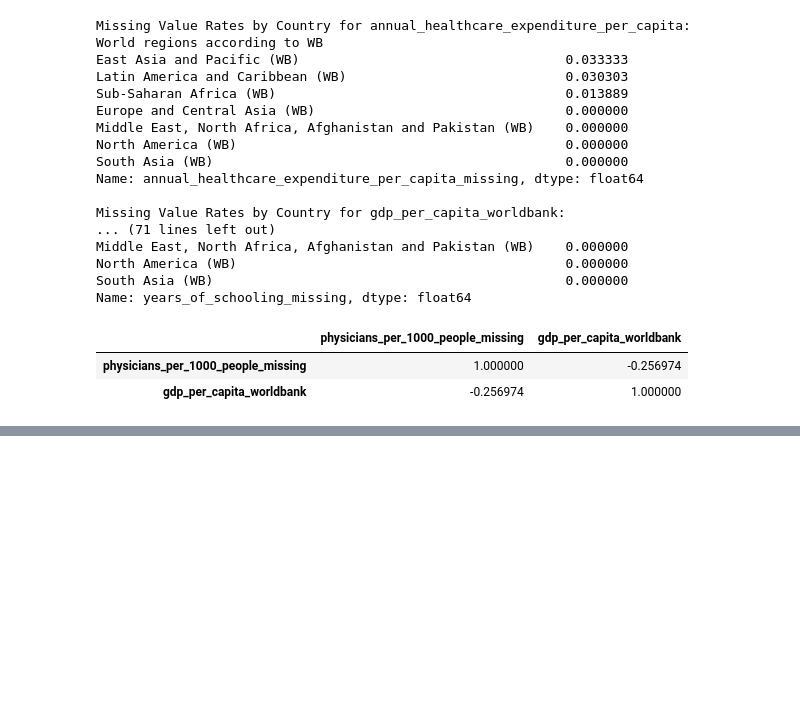
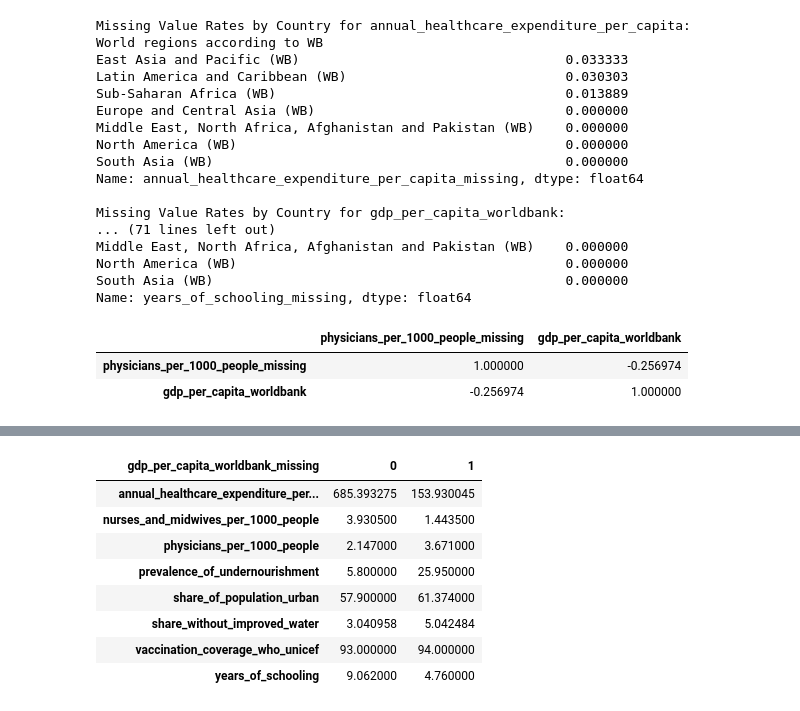
Before and after one commit to HamzahFayad/master_thesis_child_mortality, a Jupyter notebook: 01_notebooks/1_data_exploration.ipynb, the cells around one changed output, grey strips where cells are left out. Saved outputs shown, nothing was run; the diff lists cells and outputs as text; code cells hidden in the pictures; blank space fills up the shorter version.

```diff
--- a/01_notebooks/1_data_exploration.ipynb
+++ b/01_notebooks/1_data_exploration.ipynb
@@ -456,0 +476,12 @@ def missingess_corr():
+# %%
+median_comparison_missingness(mar_test_df, "gdp_per_capita_worldbank_missing")
+# %% [output]
+| gdp_per_capita_worldbank_missing | 0 | 1 |
+| annual_healthcare_expenditure_per... | 685.393275 | 153.930045 |
+| nurses_and_midwives_per_1000_people | 3.930500 | 1.443500 |
+| physicians_per_1000_people | 2.147000 | 3.671000 |
+| prevalence_of_undernourishment | 5.800000 | 25.950000 |
+| share_of_population_urban | 57.900000 | 61.374000 |
+| share_without_improved_water | 3.040958 | 5.042484 |
+| vaccination_coverage_who_unicef | 93.000000 | 94.000000 |
+| years_of_schooling | 9.062000 | 4.760000 |
```
Also changed, not shown: parts of 13 cells of this notebook, 1 other file.
